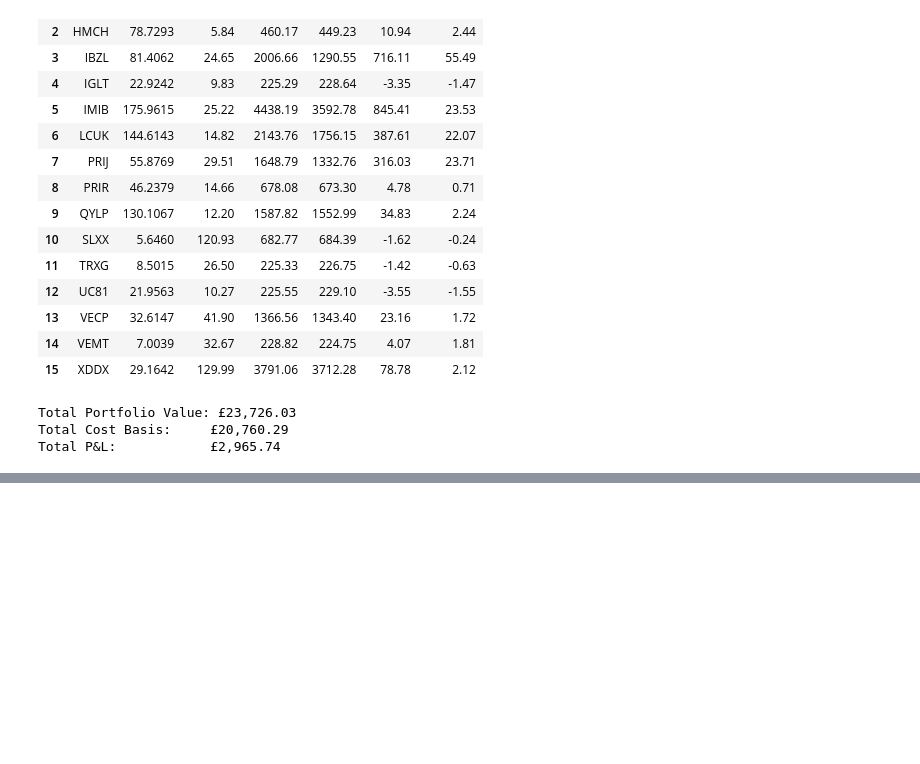
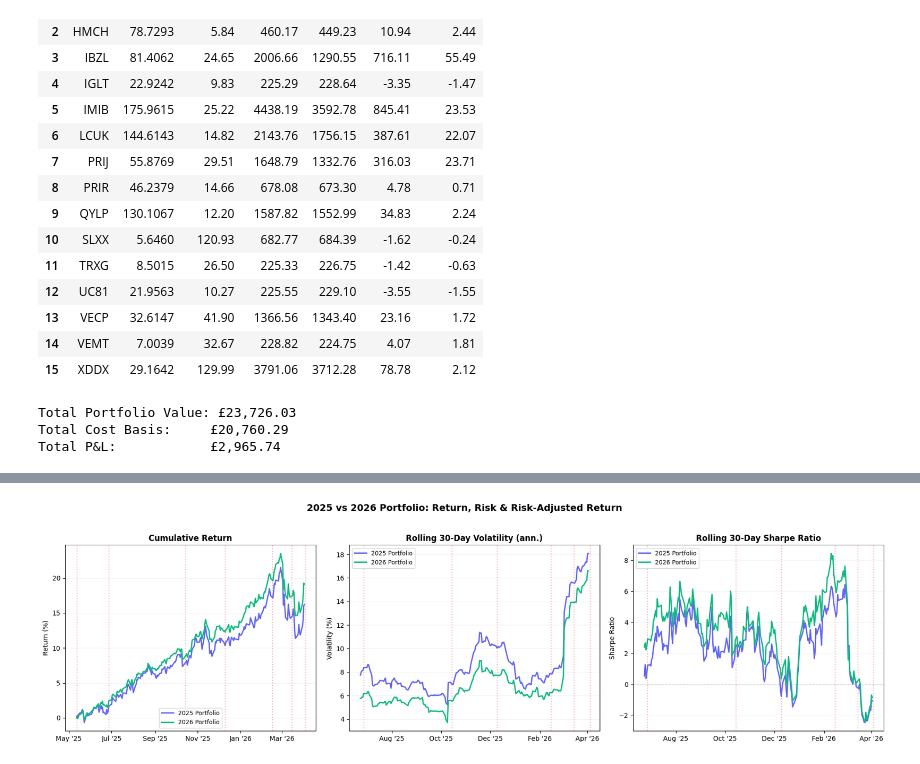
Before and after one commit to nairraks/etf-isa-portfolio, a Jupyter notebook: notebooks/04_performance_tracking.ipynb, the cells around one changed output, grey strips where cells are left out. Drawn from its saved outputs; the diff is of its cells as text; code cells hidden in the pictures; blank space fills up the shorter version.

```diff
--- a/notebooks/04_performance_tracking.ipynb
+++ b/notebooks/04_performance_tracking.ipynb
@@ -845,0 +1332,80 @@ Total P&L:            £2,965.74
+# %%
+# --- 1.5.5 Cumulative Return, Volatility & Sharpe: 2025 vs 2026 ---
+
+fig, axes = plt.subplots(1, 3, figsize=(18, 5))
+
+# --- Panel 1: Cumulative Return ---
+axes[0].plot(cum_ret_25.index, cum_ret_25 * 100, color='#6366f1',
+             linewidth=2, label='2025 Portfolio')
+axes[0].plot(cum_ret_26.index, cum_ret_26 * 100, color='#10b981',
+             linewidth=2, label='2026 Portfolio')
+for name, date_str in timeline.items():
+    dt = pd.to_datetime(date_str)
+    if dt >= cum_ret_25.index.min():
+        axes[0].axvline(dt, color='#ef4444', linestyle=':', alpha=0.4)
+axes[0].set_title('Cumulative Return', fontsize=12, fontweight='bold')
+axes[0].set_ylabel('Return (%)', fontsize=10)
+axes[0].legend(fontsize=9)
+axes[0].grid(axis='y', alpha=0.15)
+axes[0].xaxis.set_major_formatter(mdates.DateFormatter("%b '%y"))
+axes[0].xaxis.set_major_locator(mdates.MonthLocator(interval=2))
+
+# --- Panel 2: Rolling Volatility (30-day annualised) ---
+roll_vol_25 = port_ret_25.rolling(window).std() * np.sqrt(252) * 100
+roll_vol_26 = port_ret_26.rolling(window).std() * np.sqrt(252) * 100
+axes[1].plot(roll_vol_25.index, roll_vol_25, color='#6366f1',
+             linewidth=2, label='2025 Portfolio')
+axes[1].plot(roll_vol_26.index, roll_vol_26, color='#10b981',
+             linewidth=2, label='2026 Portfolio')
+for name, date_str in timeline.items():
+    dt = pd.to_datetime(date_str)
+    if dt >= roll_vol_25.dropna().index.min():
+        axes[1].axvline(dt, color='#ef4444', linestyle=':', alpha=0.4)
+axes[1].set_title('Rolling 30-Day Volatility (ann.)', fontsize=12, fontweight='bold')
+axes[1].set_ylabel('Volatility (%)', fontsize=10)
+axes[1].legend(fontsize=9)
+axes[1].grid(axis='y', alpha=0.15)
+axes[1].xaxis.set_major_formatter(mdates.DateFormatter("%b '%y"))
+axes[1].xaxis.set_major_locator(mdates.MonthLocator(interval=2))
+
+# --- Panel 3: Rolling Sharpe (30-day, rf=0) ---
+roll_sharpe_25 = (port_ret_25.rolling(window).mean() * 252) / (
+    port_ret_25.rolling(window).std() * np.sqrt(252))
+roll_sharpe_26 = (port_ret_26.rolling(window).mean() * 252) / (
+    port_ret_26.rolling(window).std() * np.sqrt(252))
+axes[2].plot(roll_sharpe_25.index, roll_sharpe_25, color='#6366f1',
+             linewidth=2, label='2025 Portfolio')
+axes[2].plot(roll_sharpe_26.index, roll_sharpe_26, color='#10b981',
+             linewidth=2, label='2026 Portfolio')
+axes[2].axhline(0, color='#94a3b8', linestyle='--', alpha=0.5, linewidth=1)
+for name, date_str in timeline.items():
+    dt = pd.to_datetime(date_str)
+    if dt >= roll_sharpe_25.dropna().index.min():
+        axes[2].axvline(dt, color='#ef4444', linestyle=':', alpha=0.4)
+axes[2].set_title('Rolling 30-Day Sharpe Ratio', fontsize=12, fontweight='bold')
+axes[2].set_ylabel('Sharpe Ratio', fontsize=10)
+axes[2].legend(fontsize=9)
+axes[2].grid(axis='y', alpha=0.15)
+axes[2].xaxis.set_major_formatter(mdates.DateFormatter("%b '%y"))
+axes[2].xaxis.set_major_locator(mdates.MonthLocator(interval=2))
+
+plt.suptitle('2025 vs 2026 Portfolio: Return, Risk & Risk-Adjusted Return',
+             fontsize=14, fontweight='bold', y=1.03)
+plt.tight_layout()
+plt.show()
+
+# Summary stats over full backtest
+ann_ret_25 = cum_ret_25.iloc[-1] / (len(cum_ret_25) / 252)
+ann_ret_26 = cum_ret_26.iloc[-1] / (len(cum_ret_26) / 252)
+ann_vol_25 = port_ret_25.std() * np.sqrt(252)
+ann_vol_26 = port_ret_26.std() * np.sqrt(252)
+sharpe_25  = ann_ret_25 / ann_vol_25 if ann_vol_25 > 0 else np.nan
+sharpe_26  = ann_ret_26 / ann_vol_26 if ann_vol_26 > 0 else np.nan
+
+print(f'Full-period summary ({close_df.index.min().date()} to {close_df.index.max().date()}):')
+print(f'  2025 — Return: {cum_ret_25.iloc[-1]*100:+.2f}%  '
+      f'Vol: {ann_vol_25*100:.2f}%  Sharpe: {sharpe_25:.3f}')
+print(f'  2026 — Return: {cum_ret_26.iloc[-1]*100:+.2f}%  '
+      f'Vol: {ann_vol_26*100:.2f}%  Sharpe: {sharpe_26:.3f}')
+# %% [output]
+[figure, added]
```
Also changed, not shown: parts of 11 cells of this notebook, 3 other files.
